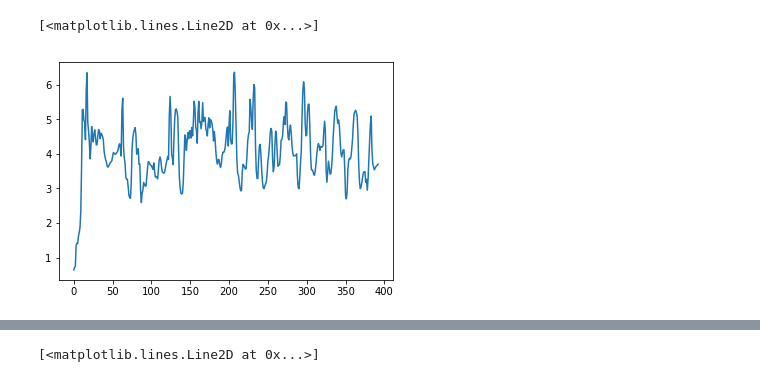
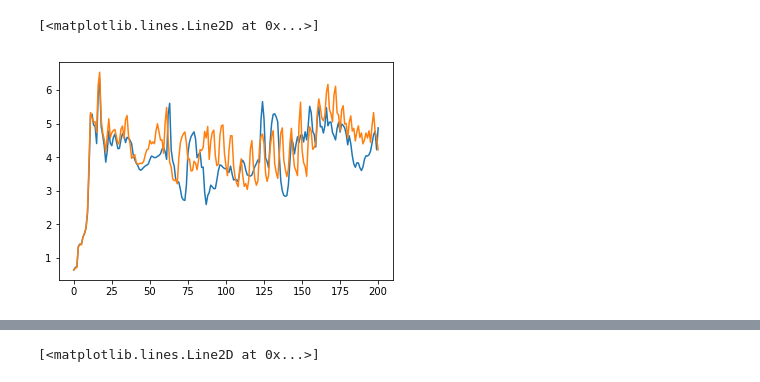
Before and after one commit to Polymere/biorob-semesterproject, a Jupyter notebook: src/data_analysis/tests.ipynb, the cells around one changed output, grey strips where cells are left out. Cells and saved outputs as stored; diff of their text form; code cells hidden in the pictures.

Commit message:
plot vs reference

```diff
--- a/src/data_analysis/tests.ipynb
+++ b/src/data_analysis/tests.ipynb
@@ -1,13 +1,18 @@
 # %%
 import pandas as pd
 RAW_DATA_PATH="../../data/raw_example.csv"
+RAW_REFERENCE_PATH="../../data/raw_reference.csv"
 TIME_STEP=1.0 #ms
 import matplotlib.pyplot as plt
 
 data_in=pd.read_csv(open(RAW_DATA_PATH))
-data_out=pd.DataFrame(data_in.index)
-data_out["time"]=data_in.index*TIME_STEP
-activation=data_in.filter(like="act",axis=1)
-
-data_out["energy"]=activation.sum(axis=1,skipna=True)
-data_out
+data_ref=pd.read_csv(open(RAW_REFERENCE_PATH))
+def preprocess(data_in):
+    data_out=pd.DataFrame(data_in.index)
+    data_out["time"]=data_in.index*TIME_STEP
+    data_out.set_index(data_out["time"],inplace=True)
+    activation=data_in.filter(like="act",axis=1)
+    data_out["energy"]=activation.sum(axis=1,skipna=True)
+    return data_out
+trial=preprocess(data_in)
+ref=preprocess(data_ref)
@@ -33,5 +19,6 @@ data_out
-# %%
-plt.plot(data_out["energy"])
-# %% [output]
-[<matplotlib.lines.Line2D at 0x...>]
-[figure, removed]
+# %%
+plt.plot(trial["energy"][0:200])
+plt.plot(ref["energy"][0:200])
+# %% [output]
+[<matplotlib.lines.Line2D at 0x...>]
+[figure, added]
```
Also changed, not shown: parts of 3 cells of this notebook, 2 other files.
